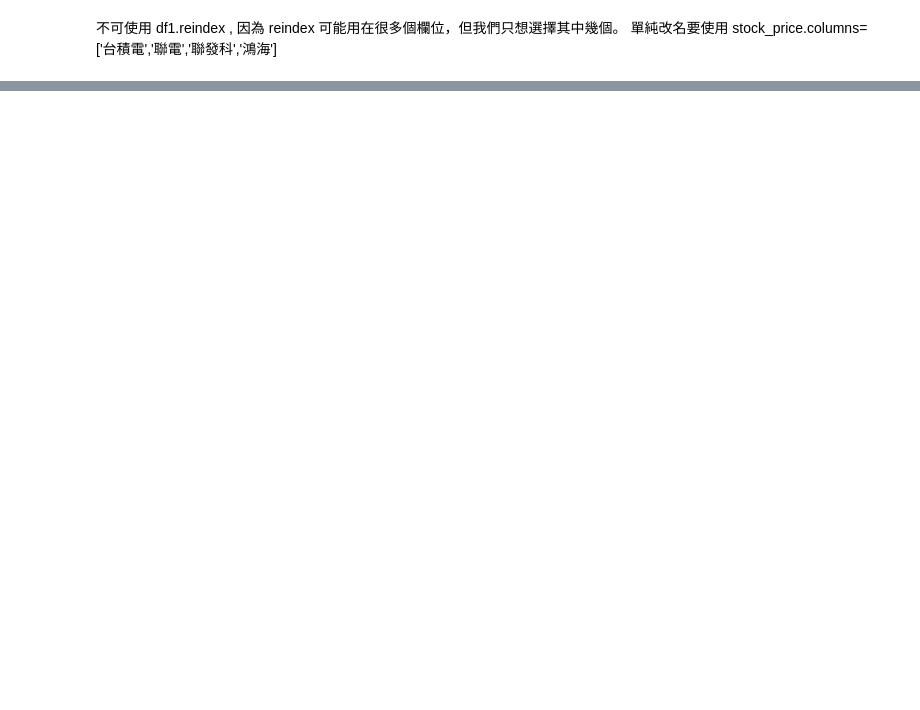
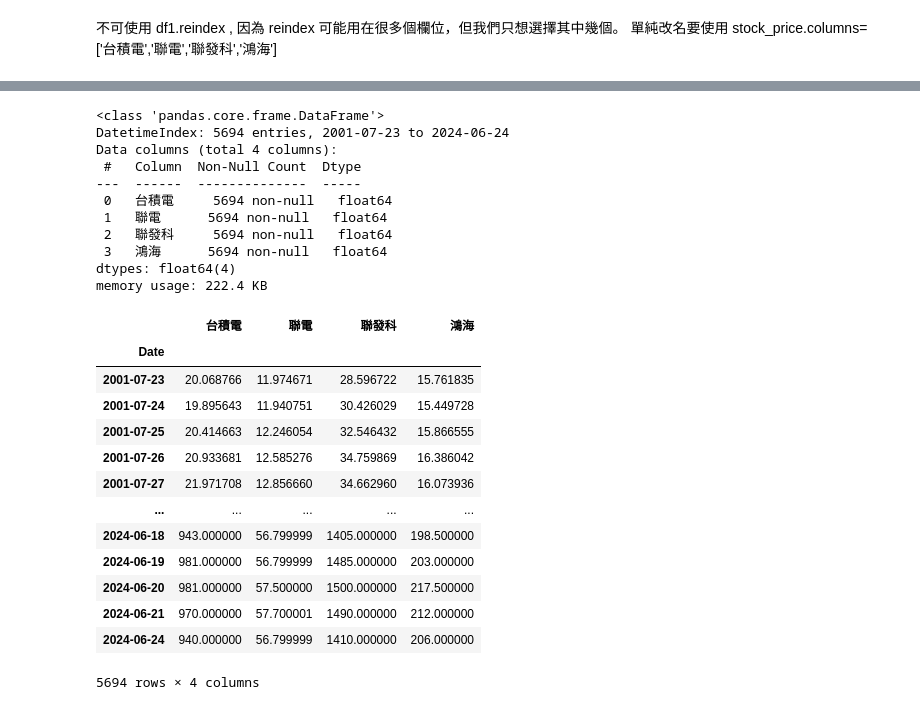
Before and after one commit to Cheney-Hsieh/python_cheney_learning_2024_04, a Jupyter notebook: lesswion19_0.ipynb, the cells around one changed output, grey strips where cells are left out. Cells and saved outputs as stored; diff of their text form; code cells hidden in the pictures; blank space fills up the shorter version.

Commit message:
DataFrame Merge

```diff
--- a/lesswion19_0.ipynb
+++ b/lesswion19_0.ipynb
@@ -35,0 +36,30 @@ stock_price.iloc[-20:]
+# %%
+df1 = stock_price.dropna()
+df1.info()
+df1
+# %% [output]
+<class 'pandas.core.frame.DataFrame'>
+DatetimeIndex: 5694 entries, 2001-07-23 to 2024-06-24
+Data columns (total 4 columns):
+ #   Column  Non-Null Count  Dtype
+---  ------  --------------  -----
+ 0   台積電     5694 non-null   float64
+ 1   聯電      5694 non-null   float64
+ 2   聯發科     5694 non-null   float64
+ 3   鴻海      5694 non-null   float64
+dtypes: float64(4)
+memory usage: 222.4 KB
+|  | 台積電 | 聯電 | 聯發科 | 鴻海 |
+| Date |  |  |  |  |
+| 2001-07-23 | 20.068766 | 11.974671 | 28.596722 | 15.761835 |
+| 2001-07-24 | 19.895643 | 11.940751 | 30.426029 | 15.449728 |
+| 2001-07-25 | 20.414663 | 12.246054 | 32.546432 | 15.866555 |
+| 2001-07-26 | 20.933681 | 12.585276 | 34.759869 | 16.386042 |
+| 2001-07-27 | 21.971708 | 12.856660 | 34.662960 | 16.073936 |
+| ... | ... | ... | ... | ... |
+| 2024-06-18 | 943.000000 | 56.799999 | 1405.000000 | 198.500000 |
+| 2024-06-19 | 981.000000 | 56.799999 | 1485.000000 | 203.000000 |
+| 2024-06-20 | 981.000000 | 57.500000 | 1500.000000 | 217.500000 |
+| 2024-06-21 | 970.000000 | 57.700001 | 1490.000000 | 212.000000 |
+| 2024-06-24 | 940.000000 | 56.799999 | 1410.000000 | 206.000000 |
+5694 rows × 4 columns
```
Also changed, not shown: parts of 8 cells of this notebook, 1 other file.
